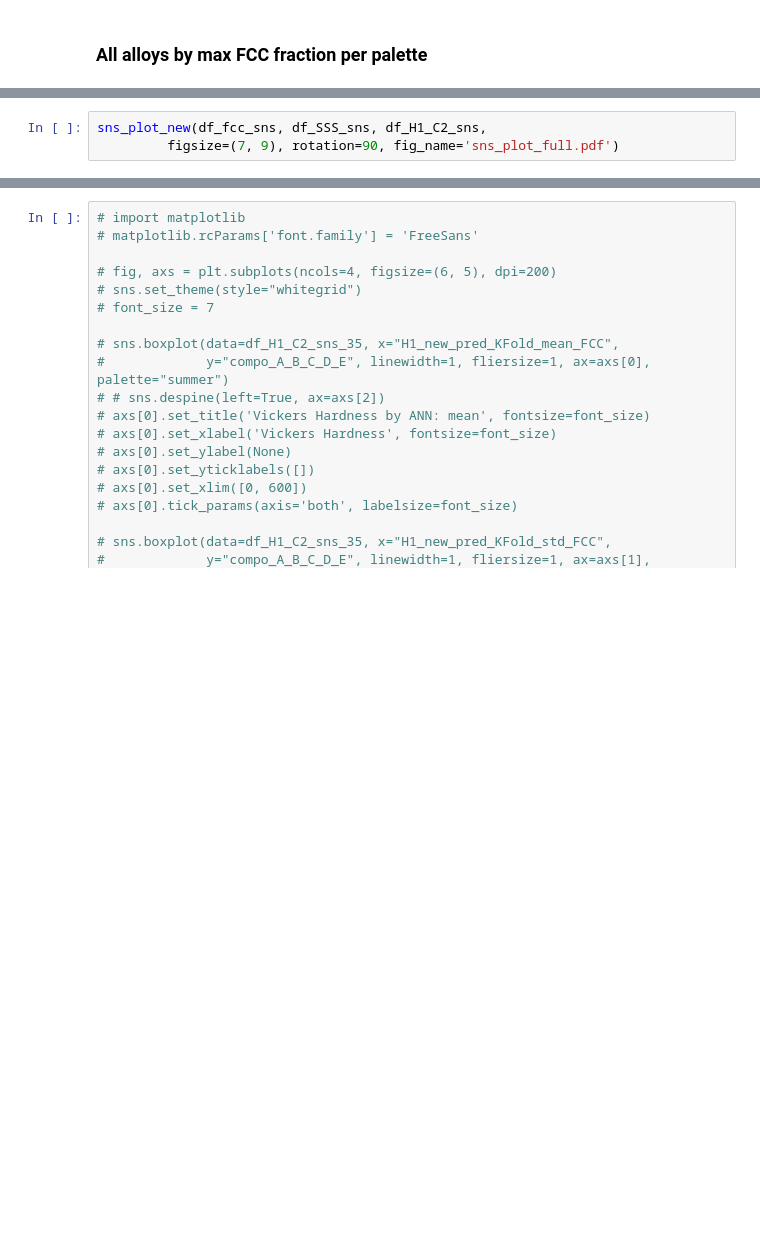
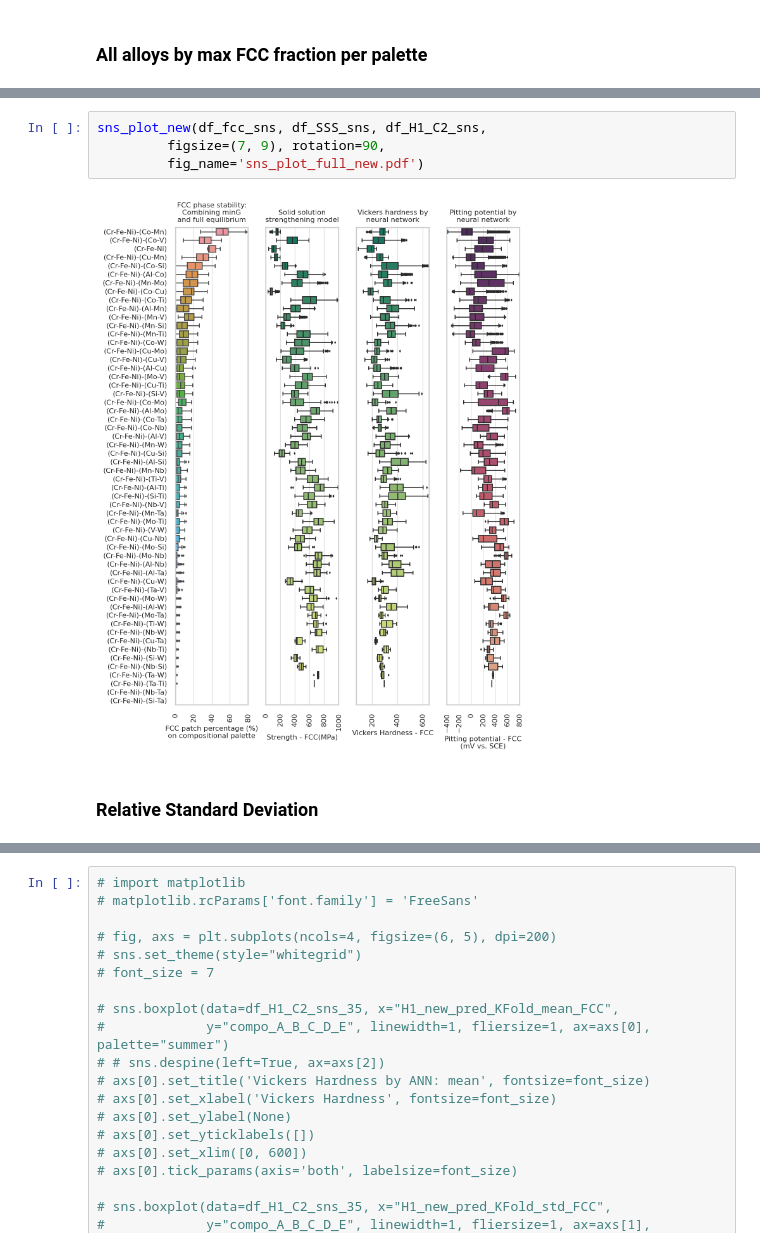
Before and after one commit to YXWU2014/CCA_CALPHAD_SSS_ML, a Jupyter notebook: sns_plot.ipynb, the cells around one changed output, grey strips where cells are left out. Saved outputs shown, nothing was run; the diff lists cells and outputs as text; blank space fills up the shorter version.

```diff
--- a/sns_plot.ipynb
+++ b/sns_plot.ipynb
@@ -493,3 +644,8 @@ sns_plot_new(df_fcc_sns_35, df_SSS_sns_35, df_H1_C2_sns_35,
 # %%
 sns_plot_new(df_fcc_sns, df_SSS_sns, df_H1_C2_sns,
-         figsize=(7, 9), rotation=90, fig_name='sns_plot_full.pdf')
+         figsize=(7, 9), rotation=90,
+         fig_name='sns_plot_full_new.pdf')
+# %% [output]
+[figure, added]
+# %% [markdown]
+### Relative Standard Deviation
```
Also changed, not shown: parts of 17 cells of this notebook, 9 other files.
